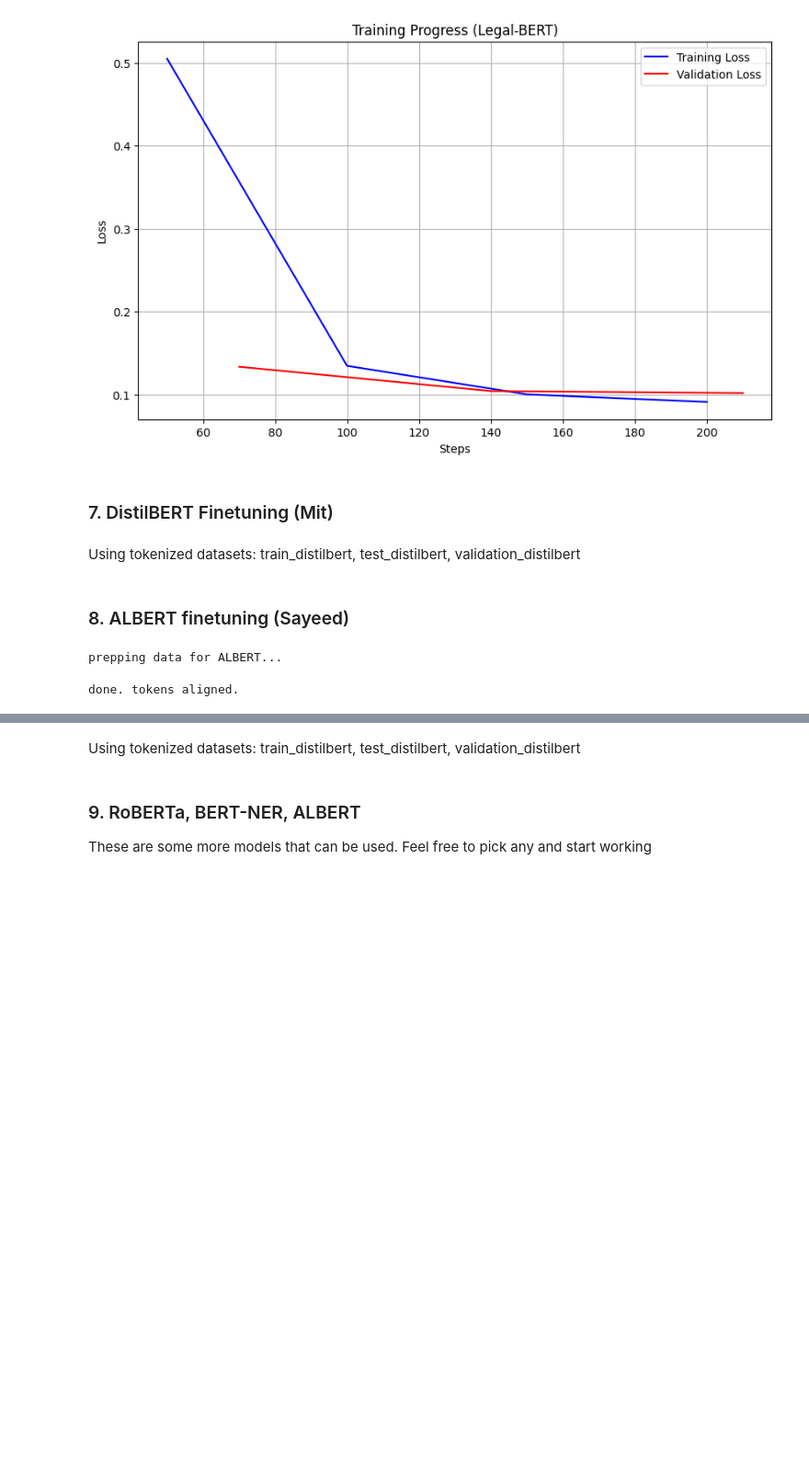
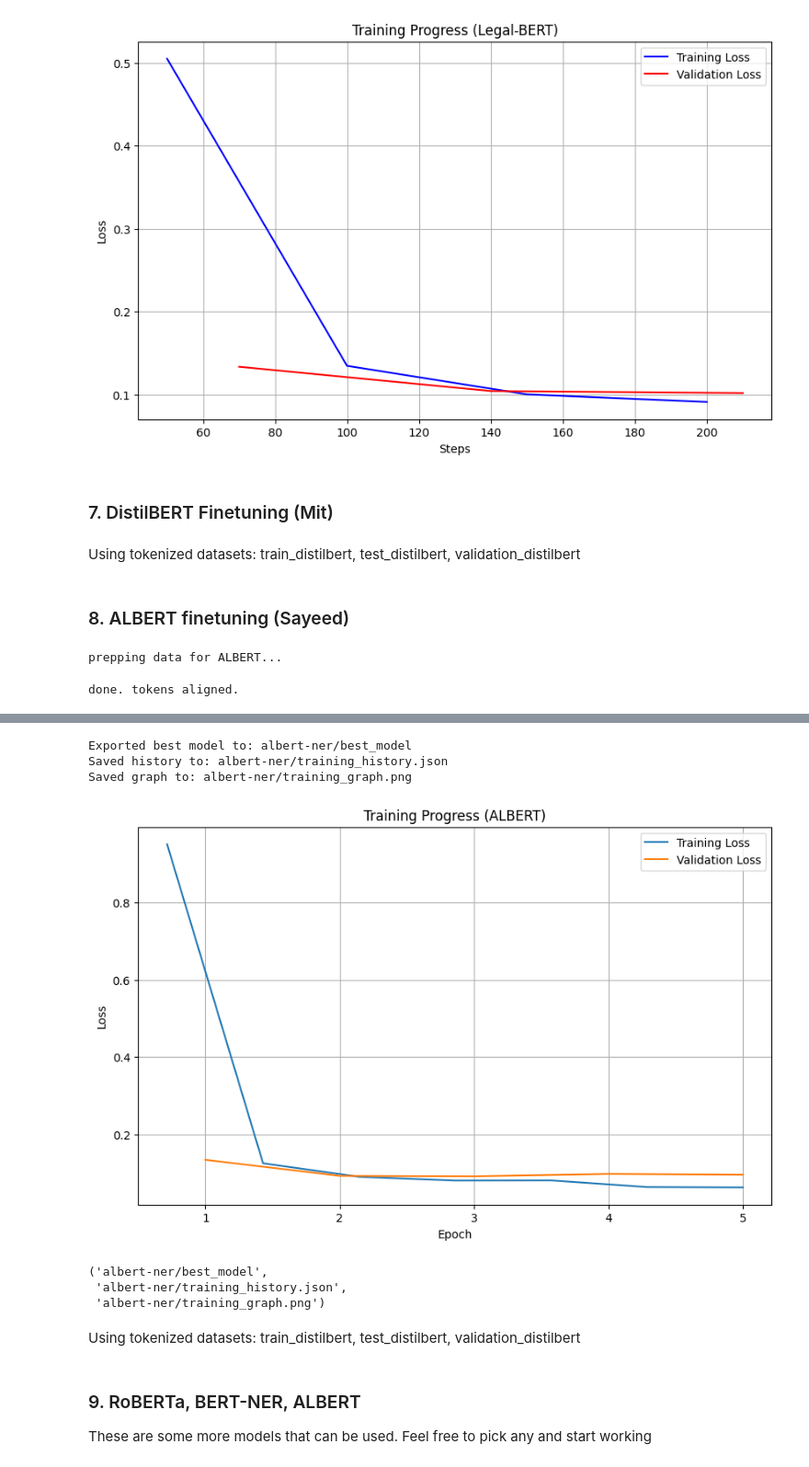
Before and after one commit to Mohammad-CodeVoyager/Legal-document-redaction-NER-, a Jupyter notebook: legal_doc_redaction.ipynb, the cells around one changed output, grey strips where cells are left out. Shown at 92% size. Cells and saved outputs as stored; diff of their text form; code cells hidden in the pictures; blank space fills up the shorter version.

Commit message:
fine_tuned ALBERT

```diff
--- a/legal_doc_redaction.ipynb
+++ b/legal_doc_redaction.ipynb
@@ -941,7 +939,7 @@ from transformers import AutoTokenizer, AutoModelForTokenClassification, Trainin
 
 # going with legal-bert since it handles domain specific terms better than vanilla bert
 model_checkpoint = "nlpaueb/legal-bert-base-uncased"
-
+tokenizer_legal = AutoTokenizer.from_pretrained(model_checkpoint)
 metric = evaluate.load("seqeval")
 
 # standard bio tags
@@ -952,11 +950,11 @@ id2label = {i: label for i, label in enumerate(label_list)}
 # just mapping raw types to our simplified schema
 type_mapper = {"PERSON": "PER", "ORGANIZATION": "ORG", "LOCATION": "LOC", "ORG": "ORG", "LOC": "LOC", "PER": "PER"}
 
-def tokenize_and_align_labels(examples, model):
+def tokenize_and_align_labels(examples, tokenizer):
     # the main tricky part: raw data gives us char indices (start=10, end=15),
     # but bert sees tokens. simply splitting by space fails on punctuation (e.g. "Ivanov,").
     # so i'm using offset_mapping from the tokenizer to align labels correctly.
-    tokenizer = AutoTokenizer.from_pretrained(model)
+
 
     tokenized_inputs = tokenizer(
         examples["text"], truncation=True, max_length=512,
@@ -1000,7 +998,7 @@ raw_datasets = DatasetDict({
 })
 
 tokenized_datasets = raw_datasets.map(
-    partial(tokenize_and_align_labels, model=model_checkpoint),
+    partial(tokenize_and_align_labels, tokenizer=tokenizer_legal),
     batched=True,
     remove_columns=raw_datasets["train"].column_names
 )
@@ -1037,7 +1035,7 @@ trainer = Trainer(
     args=args,
     train_dataset=tokenized_datasets["train"],
     eval_dataset=tokenized_datasets["validation"],
-    data_collator=DataCollatorForTokenClassification(tokenizer)
+    data_collator=DataCollatorForTokenClassification(tokenizer_legal)
 )
 
 print("starting training...")
@@ -1120,7 +1118,7 @@ if not os.path.exists(output_dir):
 
 print(f"Saving model to {output_dir}...")
 trainer.save_model(output_dir)
-tokenizer.save_pretrained(output_dir)
+tokenizer_legal.save_pretrained(output_dir)
 
 history = trainer.state.log_history
 history_path = f"{output_dir}/training_history.json"
@@ -1169,9 +1167,10 @@ Using tokenized datasets: train_distilbert, test_distilbert, validation_distilbe
 # using the shared dataframes (df_train etc) loaded at the top of the notebook
 # converting them to hf dataset format and applying the alignment fix
 print("prepping data for ALBERT...")
-mode_name = "albert-base-v2"
+
+tokenizer_albert = AutoTokenizer.from_pretrained("albert-base-v2", use_fast=True)
 tokenized_datasets = raw_datasets.map(
-    partial(tokenize_and_align_labels, model=mode_name),
+    partial(tokenize_and_align_labels, tokenizer=tokenizer_albert),
     batched=True,
     remove_columns=raw_datasets["train"].column_names
 )
@@ -1186,3 +1402,19 @@ validation_legalbert = preprocess_data(df_validation, tokenizer_albert)
+# %%
+export_best_and_plot(
+    trainer=trainer,
+    tokenizer=tokenizer_albert,
+    output_dir="albert-ner",
+    export_dirname="best_model",
+    title="Training Progress (ALBERT)"
+)
+# %% [output]
+Exported best model to: albert-ner/best_model
+Saved history to: albert-ner/training_history.json
+Saved graph to: albert-ner/training_graph.png
+[figure, added]
+('albert-ner/best_model',
+ 'albert-ner/training_history.json',
+ 'albert-ner/training_graph.png')
 # %% [markdown]
 Using tokenized datasets: train_distilbert, test_distilbert, validation_distilbert
 # %% [markdown]
```
Also changed, not shown: parts of 7 cells of this notebook.
